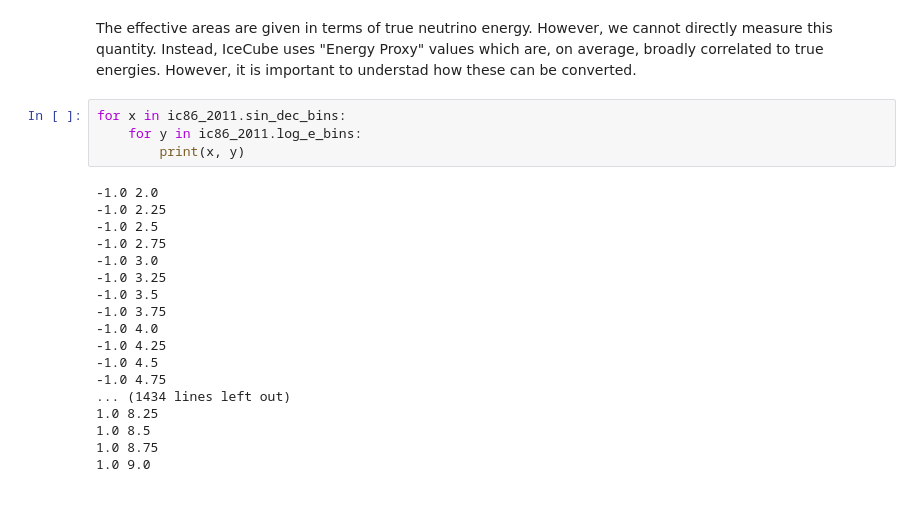
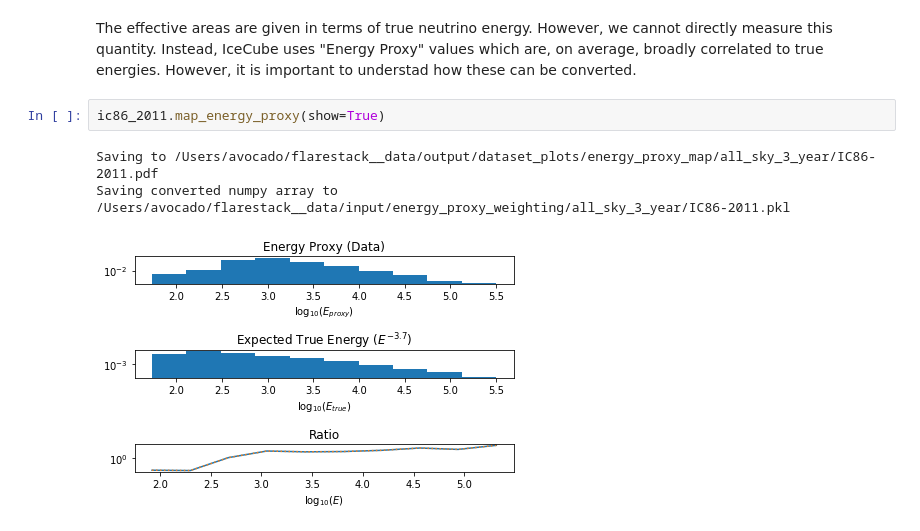
Before and after one commit to icecube/flarestack, a Jupyter notebook: examples/ipython_notebooks/1-Introducing the public IceCube dataset.ipynb, the cells around one changed output. Saved outputs shown, nothing was run; the diff lists cells and outputs as text; blank space fills up the shorter version.

Commit message:
Add energy proxy mapping plot to example notebooks.

```diff
--- a/examples/ipython_notebooks/1-Introducing the public IceCube dataset.ipynb
+++ b/examples/ipython_notebooks/1-Introducing the public IceCube dataset.ipynb
@@ -42,25 +43,9 @@ Saving to /Users/avocado/flarestack__data/output/dataset_plots/effective_area_pl
 [figure]
 # %% [markdown]
 The effective areas are given in terms of true neutrino energy. However, we cannot directly measure this quantity. Instead, IceCube uses "Energy Proxy" values which are, on average,  broadly correlated to true energies. However, it is important to understad how these can be converted.
-# %%
-for x in ic86_2011.sin_dec_bins:
-    for y in ic86_2011.log_e_bins:
-        print(x, y)
-# %% [output]
--1.0 2.0
--1.0 2.25
--1.0 2.5
--1.0 2.75
--1.0 3.0
--1.0 3.25
--1.0 3.5
--1.0 3.75
--1.0 4.0
--1.0 4.25
--1.0 4.5
--1.0 4.75
-... (1434 lines left out)
-1.0 8.25
-1.0 8.5
-1.0 8.75
-1.0 9.0
+# %%
+ic86_2011.map_energy_proxy(show=True)
+# %% [output]
+Saving to /Users/avocado/flarestack__data/output/dataset_plots/energy_proxy_map/all_sky_3_year/IC86-2011.pdf
+Saving converted numpy array to /Users/avocado/flarestack__data/input/energy_proxy_weighting/all_sky_3_year/IC86-2011.pkl
+[figure, added]
```
Also changed, not shown: parts of 2 cells of this notebook, 4 other files.
